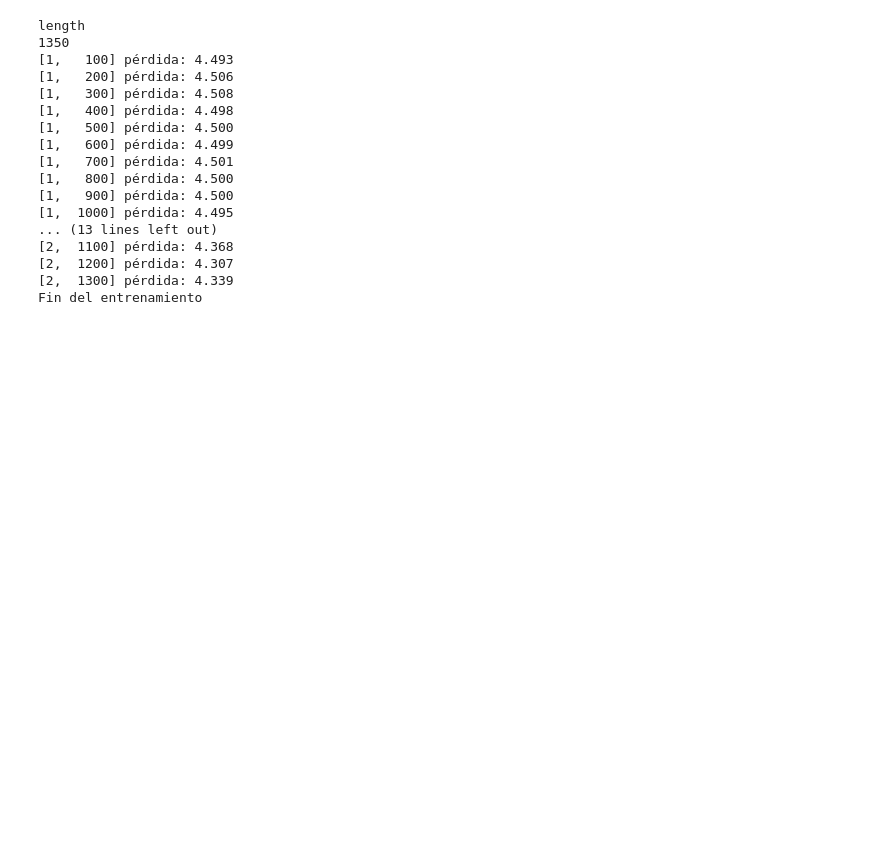
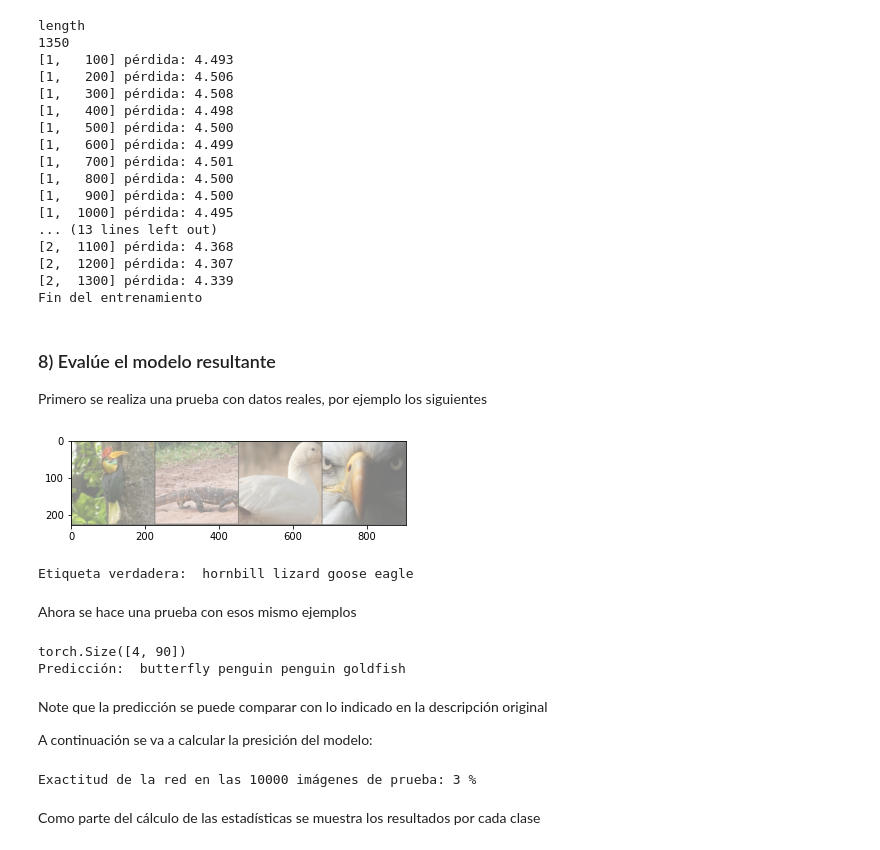
Before and after one commit to juanignava/AI.Project3, a Jupyter notebook: Tarea3-Parte1.ipynb, the cells around one changed output. Drawn from its saved outputs; the diff is of its cells as text; code cells hidden in the pictures; blank space fills up the shorter version.

```diff
--- a/Tarea3.ipynb
+++ b/Tarea3-Parte1.ipynb
@@ -273,3 +285,66 @@ length
 [2,  1200] pérdida: 4.307
 [2,  1300] pérdida: 4.339
 Fin del entrenamiento
+# %% [markdown]
+### 8) Evalúe el modelo resultante
+
+Primero se realiza una prueba con datos reales, por ejemplo los siguientes
+# %%
+
+dataiter = iter(testloader)
+images, labels = dataiter.next()
+
+# imprimir algunos ejemplos y la etiqueta original (la verdad)
+imshow(torchvision.utils.make_grid(images))
+print('Etiqueta verdadera: ', ' '.join('%5s' % classes[labels[j]] for j in range(4)))
+# %% [output]
+[figure, added]
+Etiqueta verdadera:  hornbill lizard goose eagle
+# %% [markdown]
+Ahora se hace una prueba con esos mismo ejemplos
+# %%
+outputs = net(images)
+print(outputs.shape)
+
+# esta salida tiene las 10 neuronas que representan las 10 clases involucradas en la clasificación
+
+_, predicted = torch.max(outputs, 1)
+
+print('Predicción: ', ' '.join('%5s' % classes[predicted[j]]
+                              for j in range(4)))
+# %% [output]
+torch.Size([4, 90])
+Predicción:  butterfly penguin penguin goldfish
+# %% [markdown]
+Note que la predicción se puede comparar con lo indicado en la descripción original
+
+A continuación se va a calcular la presición del modelo:
+# %%
+# Se toma todos los datos de prueba y se verifica si el modelo realiza
+# bien la predicción para cada uno.
+
+#Cantidad de imágenes clasificadas correctamente.
+correct = 0
+
+#Imágenes totales
+total = 0
+
+with torch.no_grad():
+    for data in testloader:
+        # Datos de las imágenes y etiquetas
+        images, labels = data
+
+        # Forward de las imágenes en el modelo.
+        outputs = net(images)
+
+        # Clase a la que pertece cada imagen
+        _, predicted = torch.max(outputs.data, 1)
+        total += labels.size(0)
+        correct += (predicted == labels).sum().item()
+
+print('Exactitud de la red en las 10000 imágenes de prueba: %d %%' % (
+    100 * correct / total))
+# %% [output]
+Exactitud de la red en las 10000 imágenes de prueba: 3 %
+# %% [markdown]
+Como parte del cálculo de las estadísticas se muestra los resultados por cada clase
```
Also changed, not shown: parts of 6 cells of this notebook.
